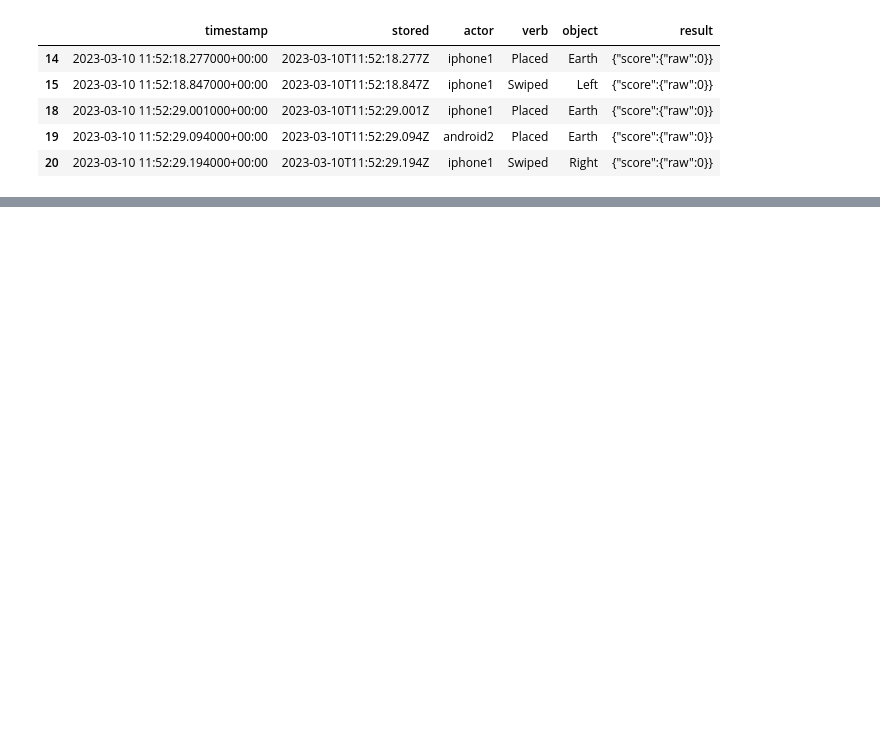
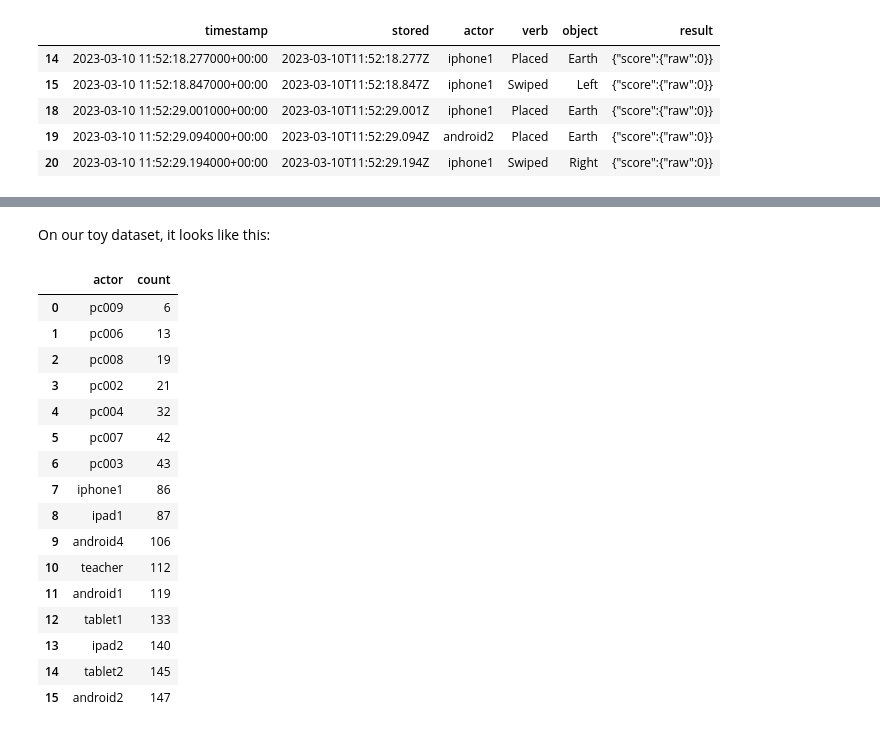
Before and after one commit to Stocastico/xapi_analysis, a Jupyter notebook: _proc/01_input_csv.ipynb, the cells around one changed output, grey strips where cells are left out. Saved outputs shown, nothing was run; the diff lists cells and outputs as text; code cells hidden in the pictures; blank space fills up the shorter version.

```diff
--- a/_proc/01_input_csv.ipynb
+++ b/_proc/01_input_csv.ipynb
@@ -213,0 +235,23 @@ statements.head(5)
+# %% [markdown]
+On our toy dataset, it looks like this:
+# %%
+interactions =  count_interactions(statements)
+interactions
+# %% [output]
+|  | actor | count |
+| 0 | pc009 | 6 |
+| 1 | pc006 | 13 |
+| 2 | pc008 | 19 |
+| 3 | pc002 | 21 |
+| 4 | pc004 | 32 |
+| 5 | pc007 | 42 |
+| 6 | pc003 | 43 |
+| 7 | iphone1 | 86 |
+| 8 | ipad1 | 87 |
+| 9 | android4 | 106 |
+| 10 | teacher | 112 |
+| 11 | android1 | 119 |
+| 12 | tablet1 | 133 |
+| 13 | ipad2 | 140 |
+| 14 | tablet2 | 145 |
+| 15 | android2 | 147 |
```
Also changed, not shown: parts of 10 cells of this notebook, 6 other files.
